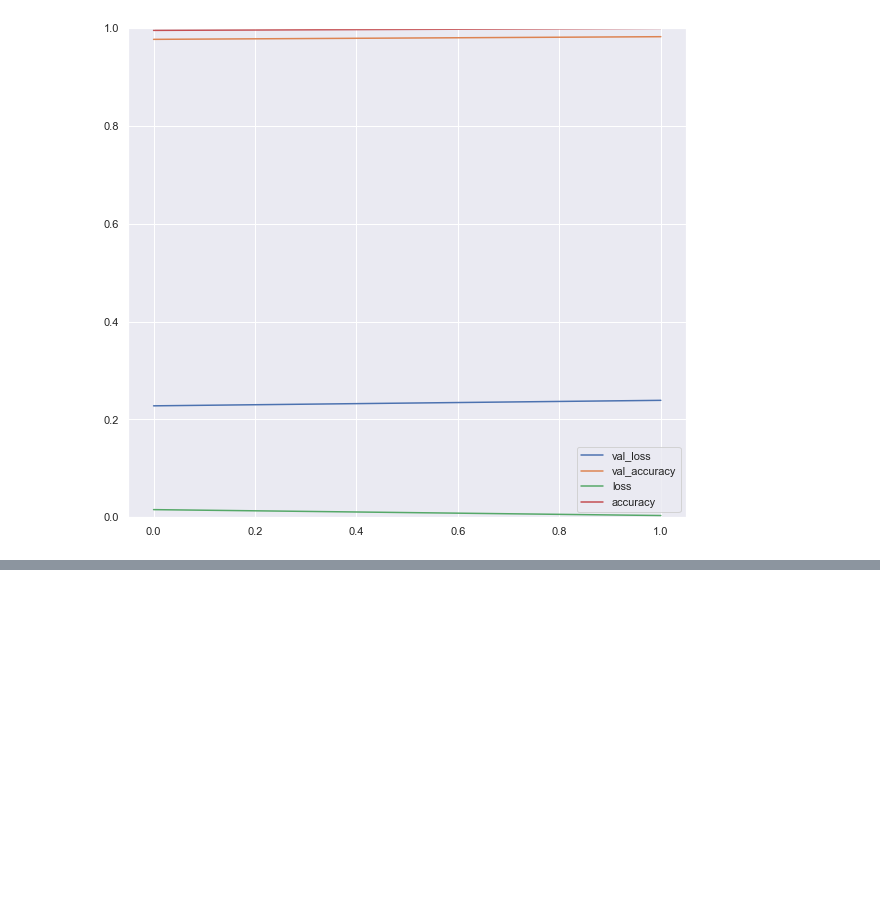
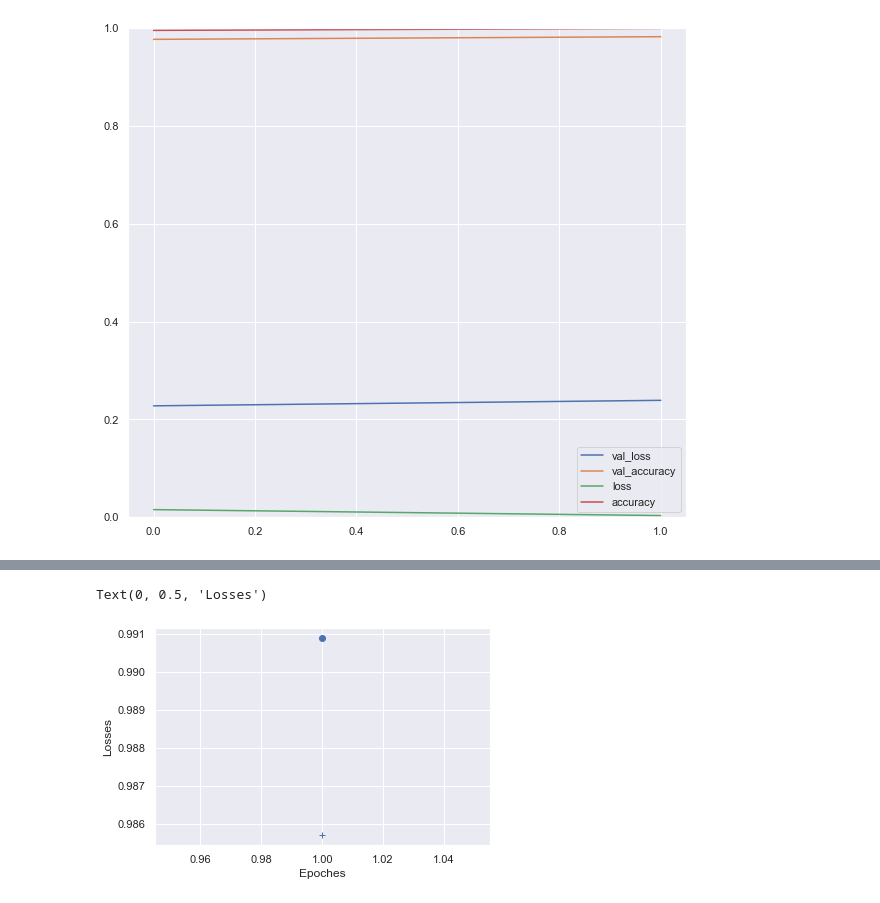
Before and after one commit to wonheejo/Kaggle-Digit-Recognizer, a Jupyter notebook: Digit Recognizer.ipynb, the cells around one changed output, grey strips where cells are left out. Drawn from its saved outputs; the diff is of its cells as text; code cells hidden in the pictures; blank space fills up the shorter version.

```diff
--- a/Digit Recognizer.ipynb
+++ b/Digit Recognizer.ipynb
@@ -221,0 +269,12 @@ fc.save('Fully Connected Layer.h5')
+# %%
+losses = model_cnn_history['accuracy']
+val_losses = model_cnn_history['val_accuracy']
+epoches = range(1, len(val_losses)+1)
+
+plt.plot(epoches, losses, 'bo')
+plt.plot(epoches, val_losses, 'b+')
+plt.xlabel('Epoches')
+plt.ylabel('Losses')
+# %% [output]
+Text(0, 0.5, 'Losses')
+[figure, added]
```
Also changed, not shown: parts of 10 cells of this notebook, 2 other files.
